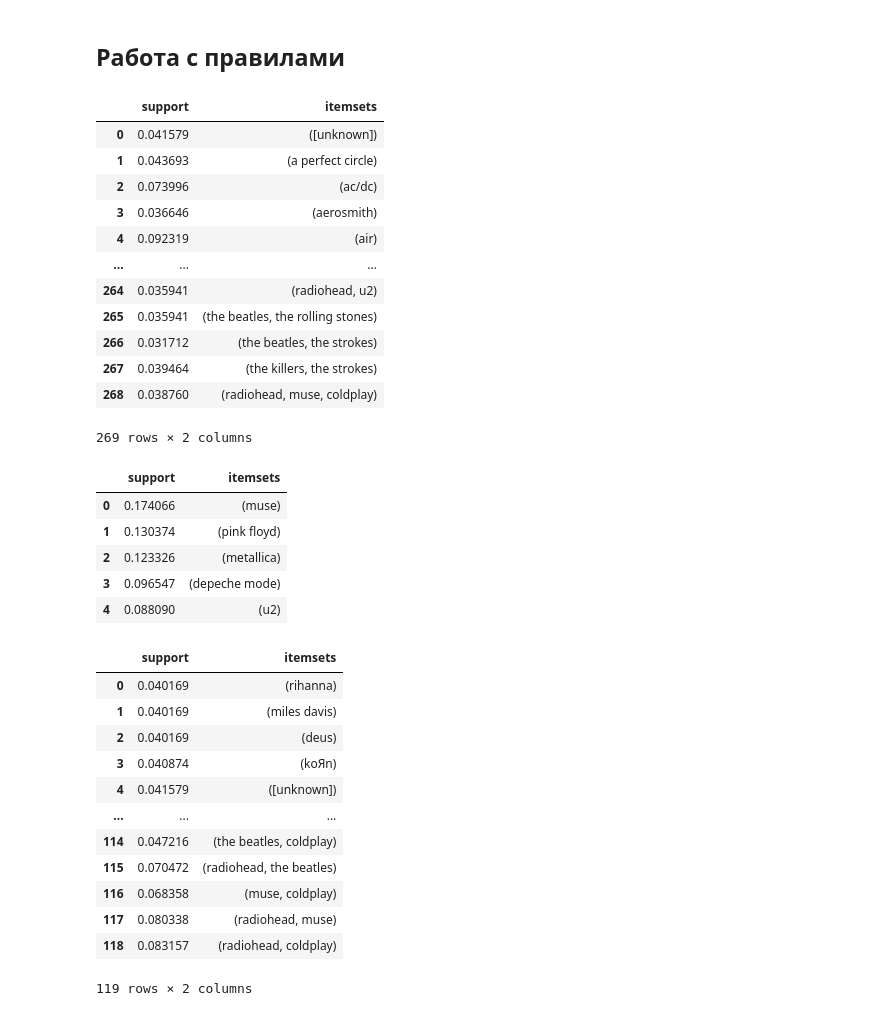
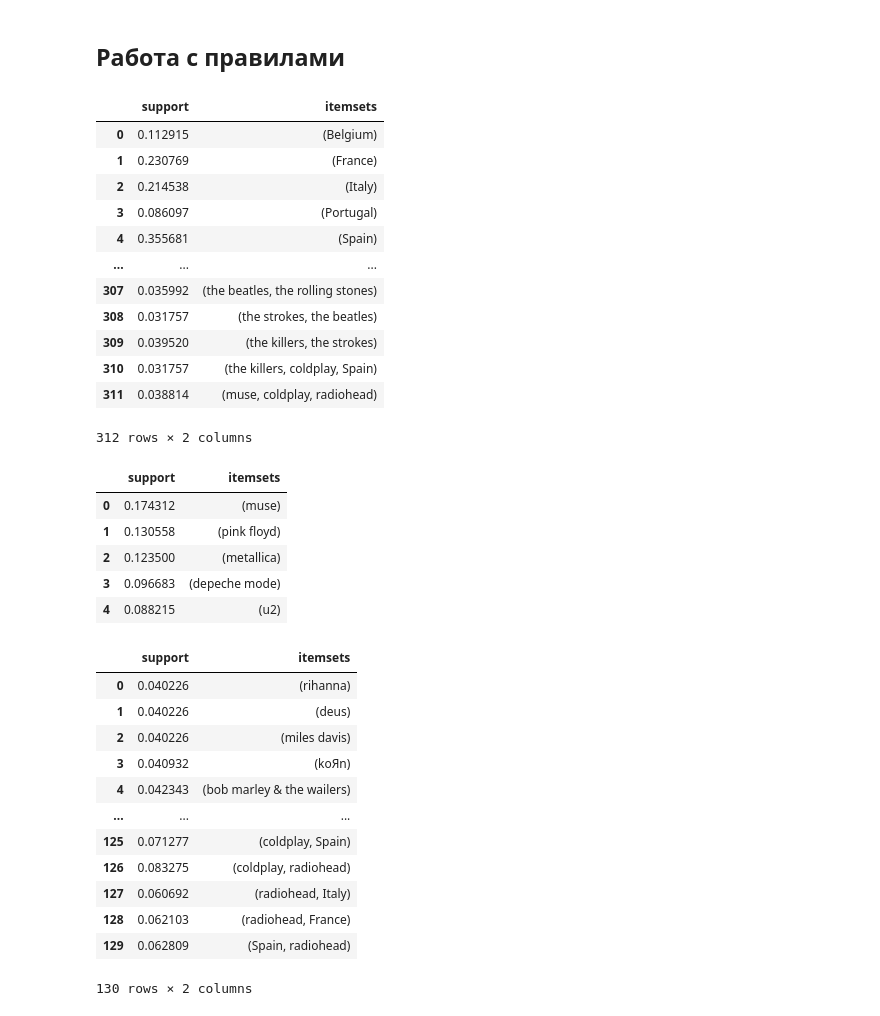
Before and after one commit to ostrenkota/IAD, a Jupyter notebook: lab2/Hometask 2 - LastFM mining.ipynb, the cells around one changed output. Drawn from its saved outputs; the diff is of its cells as text; code cells hidden in the pictures.

```diff
--- a/lab2/Hometask 2 - LastFM mining.ipynb
+++ b/lab2/Hometask 2 - LastFM mining.ipynb
@@ -86,6 +86,6 @@ data
 | 289762 | 19707 | arctic monkeys | m | Spain |
 27155 rows × 4 columns
 # %%
-data_by_invoice = data.groupby(['user'])['artist'].apply(lambda x: ','.join(x)).reset_index()
+data_by_invoice = data.groupby(['user', 'country'])['artist'].apply(lambda x: ','.join(x)).reset_index()
 data_by_invoice
 # %% [output]
@@ -105,5 +105,7 @@ data_by_invoice
 # %%
-dummy_data = data_by_invoice['artist'].str.get_dummies(',')
-data = pd.concat([data_by_invoice, dummy_data], axis=1).drop(columns=['artist']).set_index(['user'])
+data = pd.concat([data_by_invoice.drop(['country','artist'], axis=1),
+                             pd.get_dummies(data_by_invoice['country']),
+                             data_by_invoice['artist'].str.get_dummies(',')
+                            ], axis = 1).set_index(['user'])
 data
 # %% [output]
@@ -125,48 +127,48 @@ data
 ## Работа с правилами
 # %%
 from mlxtend.frequent_patterns import apriori, association_rules
-frequent_itemsets_aprirori = apriori(data, min_support=0.03, use_colnames=True)
-frequent_itemsets_aprirori
+frequent_itemsets_apriori = apriori(data, min_support=0.03, use_colnames=True)
+frequent_itemsets_apriori
 # %% [output]
 |  | support | itemsets |
-| 0 | 0.041579 | ([unknown]) |
-| 1 | 0.043693 | (a perfect circle) |
-| 2 | 0.073996 | (ac/dc) |
-| 3 | 0.036646 | (aerosmith) |
-| 4 | 0.092319 | (air) |
+| 0 | 0.112915 | (Belgium) |
+| 1 | 0.230769 | (France) |
+| 2 | 0.214538 | (Italy) |
+| 3 | 0.086097 | (Portugal) |
+| 4 | 0.355681 | (Spain) |
 | ... | ... | ... |
-| 264 | 0.035941 | (radiohead, u2) |
-| 265 | 0.035941 | (the beatles, the rolling stones) |
-| 266 | 0.031712 | (the beatles, the strokes) |
-| 267 | 0.039464 | (the killers, the strokes) |
-| 268 | 0.038760 | (radiohead, muse, coldplay) |
+| 307 | 0.035992 | (the beatles, the rolling stones) |
+| 308 | 0.031757 | (the strokes, the beatles) |
+| 309 | 0.039520 | (the killers, the strokes) |
+| 310 | 0.031757 | (the killers, coldplay, Spain) |
+| 311 | 0.038814 | (muse, coldplay, radiohead) |
-269 rows × 2 columns
+312 rows × 2 columns
 # %%
 from mlxtend.frequent_patterns import fpgrowth
 frequent_itemsets_fpgrowth = fpgrowth(data, min_support=0.05, use_colnames=True)
 frequent_itemsets_fpgrowth.head()
 # %% [output]
 |  | support | itemsets |
-| 0 | 0.174066 | (muse) |
-| 1 | 0.130374 | (pink floyd) |
-| 2 | 0.123326 | (metallica) |
-| 3 | 0.096547 | (depeche mode) |
-| 4 | 0.088090 | (u2) |
+| 0 | 0.174312 | (muse) |
+| 1 | 0.130558 | (pink floyd) |
+| 2 | 0.123500 | (metallica) |
+| 3 | 0.096683 | (depeche mode) |
+| 4 | 0.088215 | (u2) |
 # %%
 from mlxtend.frequent_patterns import fpmax
 frequent_itemsets_fpmax = fpmax(data, min_support=0.04, use_colnames=True)
 frequent_itemsets_fpmax
 # %% [output]
 |  | support | itemsets |
-| 0 | 0.040169 | (rihanna) |
-| 1 | 0.040169 | (miles davis) |
-| 2 | 0.040169 | (deus) |
-| 3 | 0.040874 | (koЯn) |
-| 4 | 0.041579 | ([unknown]) |
+| 0 | 0.040226 | (rihanna) |
+| 1 | 0.040226 | (deus) |
+| 2 | 0.040226 | (miles davis) |
+| 3 | 0.040932 | (koЯn) |
+| 4 | 0.042343 | (bob marley & the wailers) |
 | ... | ... | ... |
-| 114 | 0.047216 | (the beatles, coldplay) |
-| 115 | 0.070472 | (radiohead, the beatles) |
-| 116 | 0.068358 | (muse, coldplay) |
-| 117 | 0.080338 | (radiohead, muse) |
-| 118 | 0.083157 | (radiohead, coldplay) |
+| 125 | 0.071277 | (coldplay, Spain) |
+| 126 | 0.083275 | (coldplay, radiohead) |
+| 127 | 0.060692 | (radiohead, Italy) |
+| 128 | 0.062103 | (radiohead, France) |
+| 129 | 0.062809 | (Spain, radiohead) |
-119 rows × 2 columns
+130 rows × 2 columns
```
Also changed, not shown: parts of 5 cells of this notebook.
